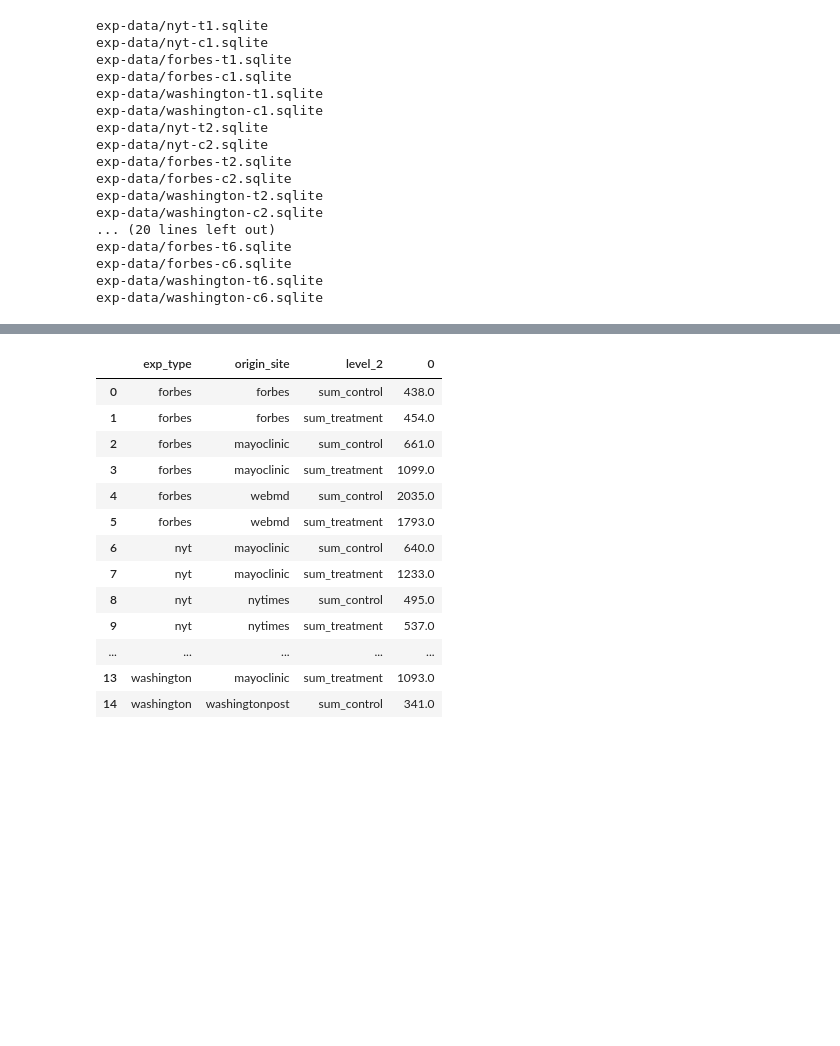
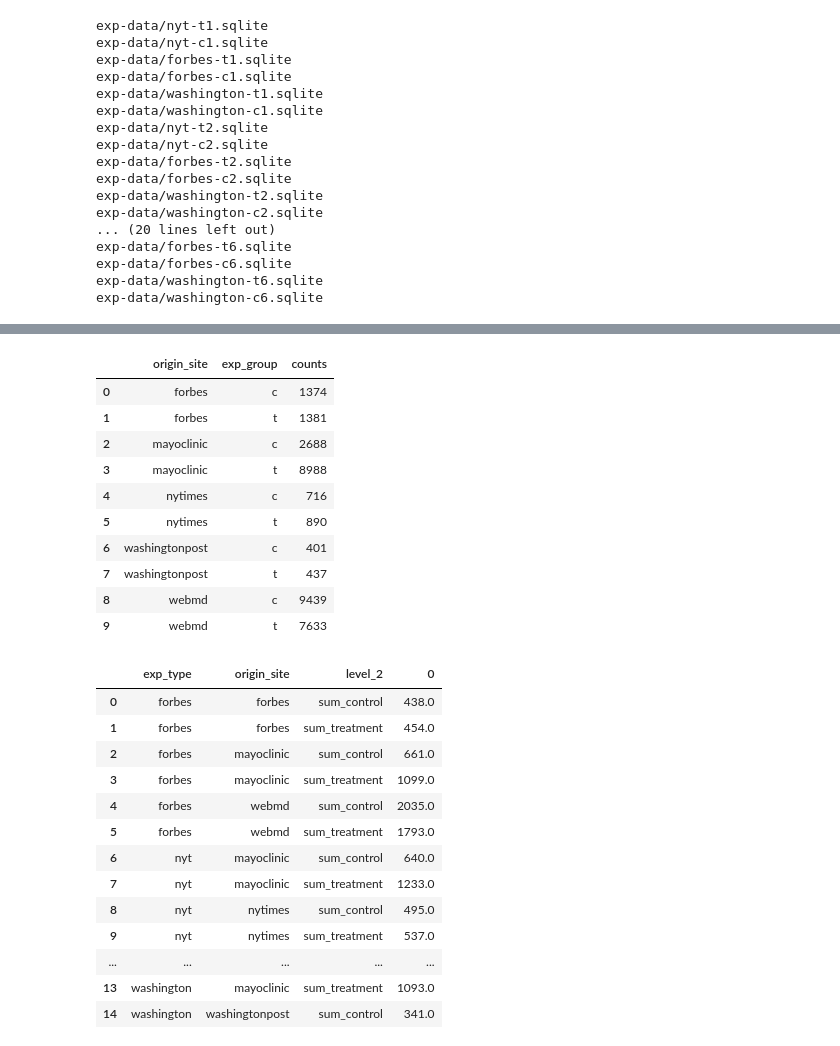
Before and after one commit to Sprinkle612/Cornell-Tech-Spec-Privacy-Fall2020, a Jupyter notebook: find-pixel-trackers.ipynb, the cells around one changed output, grey strips where cells are left out. Cells and saved outputs as stored; diff of their text form; code cells hidden in the pictures; blank space fills up the shorter version.

```diff
--- a/find-pixel-trackers.ipynb
+++ b/find-pixel-trackers.ipynb
@@ -126,0 +204,14 @@ combined_trackers[combined_trackers.sum_control == combined_trackers.sum_treatme
+# %%
+requests_result.groupby(['origin_site', 'exp_group']).size().reset_index(name='counts')
+# %% [output]
+|  | origin_site | exp_group | counts |
+| 0 | forbes | c | 1374 |
+| 1 | forbes | t | 1381 |
+| 2 | mayoclinic | c | 2688 |
+| 3 | mayoclinic | t | 8988 |
+| 4 | nytimes | c | 716 |
+| 5 | nytimes | t | 890 |
+| 6 | washingtonpost | c | 401 |
+| 7 | washingtonpost | t | 437 |
+| 8 | webmd | c | 9439 |
+| 9 | webmd | t | 7633 |
```
Also changed, not shown: parts of 39 cells of this notebook.
